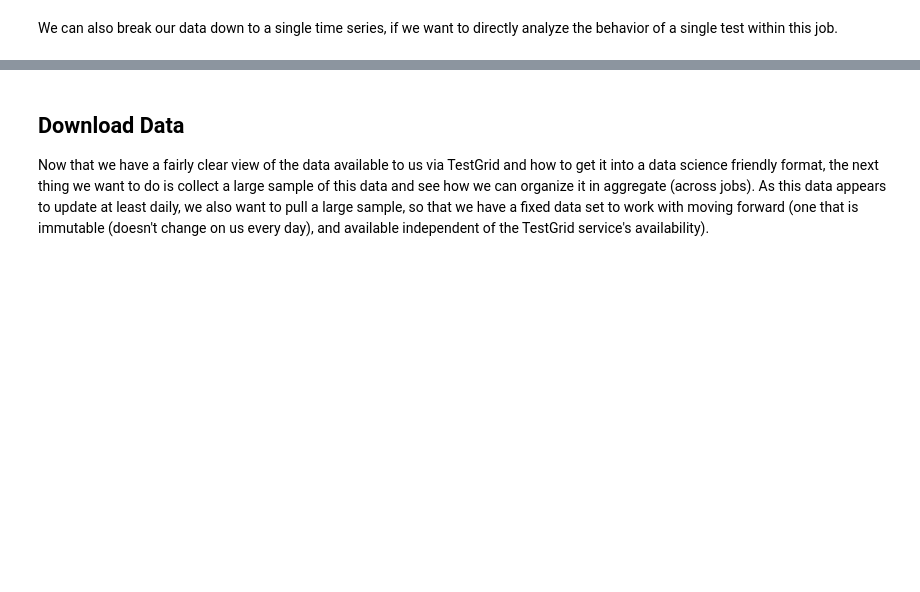
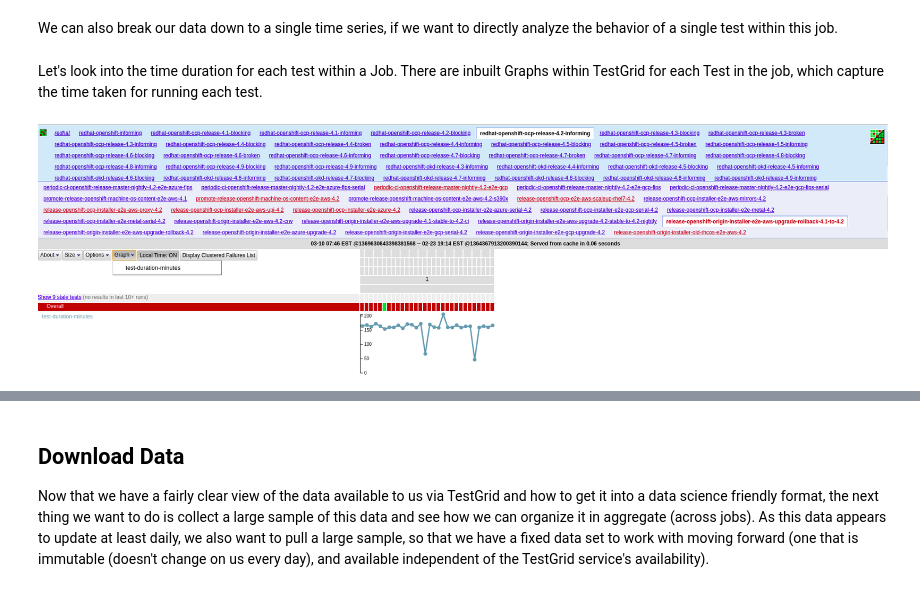
Before and after one commit to aicoe-aiops/ocp-ci-analysis, a Jupyter notebook: notebooks/data-sources/TestGrid/testgrid_EDA.ipynb, the cells around one changed output, grey strips where cells are left out. Saved outputs shown, nothing was run; the diff lists cells and outputs as text; code cells hidden in the pictures; blank space fills up the shorter version.

```diff
--- a/notebooks/data-sources/TestGrid/testgrid_EDA.ipynb
+++ b/notebooks/data-sources/TestGrid/testgrid_EDA.ipynb
@@ -267,2 +268,8 @@ plt.show()
 # %% [markdown]
 We can also break our data down to a single time series, if we want to directly analyze the behavior of a single test within this job.
+# %% [markdown]
+Let's look into the time duration for each test within a Job. There are inbuilt Graphs within TestGrid for each Test in the job, which capture the time taken for running each test.
+# %%
+Image(filename="../../../docs/assets/images/time_duration_01.png")
+# %% [output]
+[figure, added]
```
Also changed, not shown: parts of 17 cells of this notebook, 4 other files.
